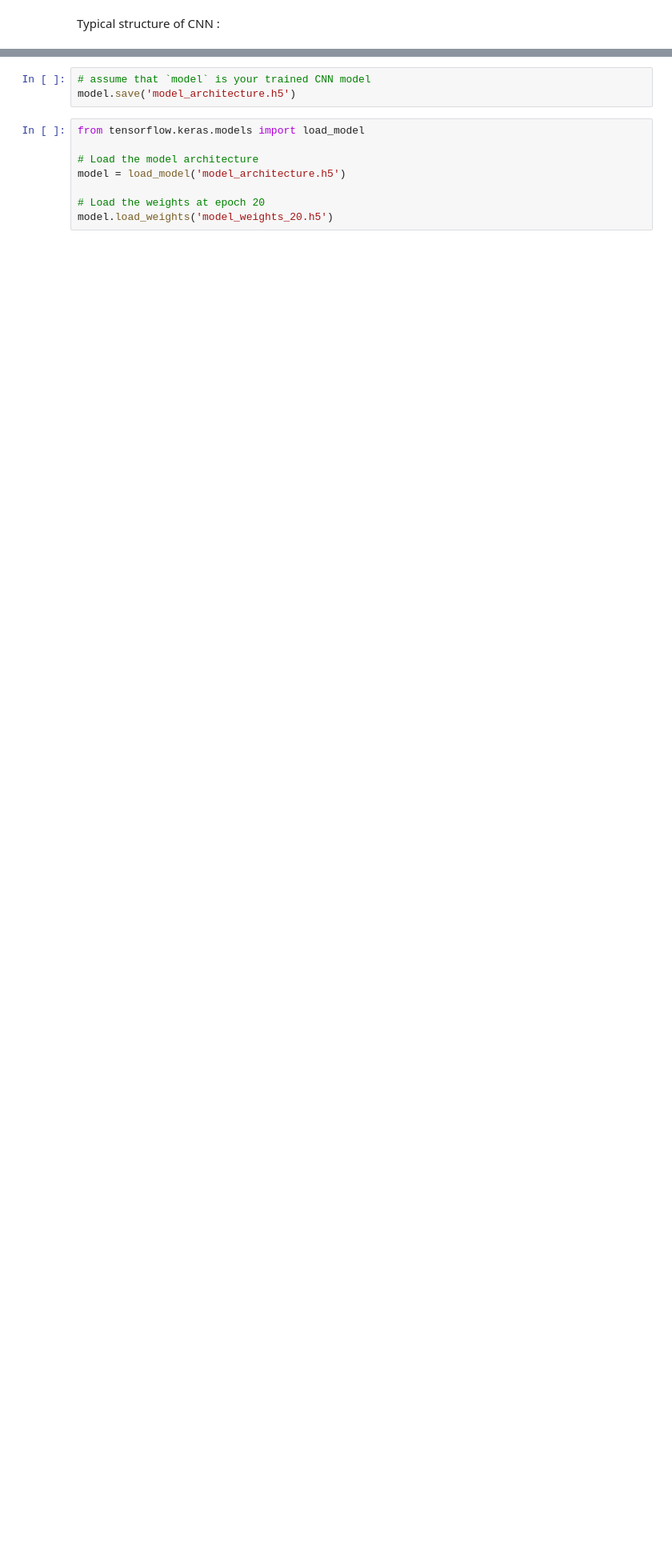
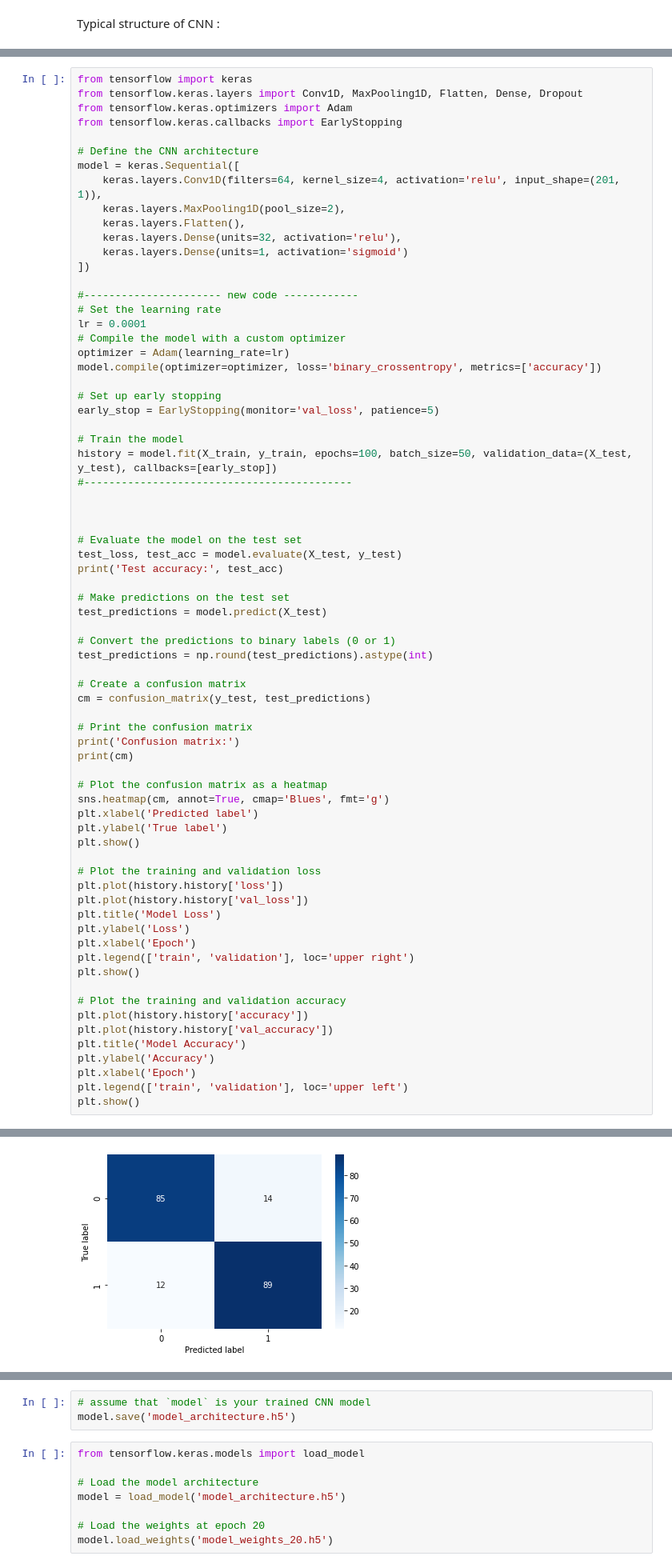
Before and after one commit to vikramkhaire/ml_tutorials, a Jupyter notebook: planets.ipynb, the cells around one changed output, grey strips where cells are left out. Shown: that part at 80% size. Drawn from its saved outputs; the diff is of its cells as text; blank space fills up the shorter version.

```diff
--- a/planets.ipynb
+++ b/planets.ipynb
@@ -324,0 +330,72 @@ Confusion matrix:
+# %%
+from tensorflow import keras
+from tensorflow.keras.layers import Conv1D, MaxPooling1D, Flatten, Dense, Dropout
+from tensorflow.keras.optimizers import Adam
+from tensorflow.keras.callbacks import EarlyStopping
+
+# Define the CNN architecture
+model = keras.Sequential([
+    keras.layers.Conv1D(filters=64, kernel_size=4, activation='relu', input_shape=(201, 1)),
+    keras.layers.MaxPooling1D(pool_size=2),
+    keras.layers.Flatten(),
+    keras.layers.Dense(units=32, activation='relu'),
+    keras.layers.Dense(units=1, activation='sigmoid')
+])
+
+#---------------------- new code ------------
+# Set the learning rate
+lr = 0.0001
+# Compile the model with a custom optimizer
+optimizer = Adam(learning_rate=lr)
+model.compile(optimizer=optimizer, loss='binary_crossentropy', metrics=['accuracy'])
+
+# Set up early stopping
+early_stop = EarlyStopping(monitor='val_loss', patience=5)
+
+# Train the model
+history = model.fit(X_train, y_train, epochs=100, batch_size=50, validation_data=(X_test, y_test), callbacks=[early_stop])
+#-------------------------------------------
+
+
+
+# Evaluate the model on the test set
+test_loss, test_acc = model.evaluate(X_test, y_test)
+print('Test accuracy:', test_acc)
+
+# Make predictions on the test set
+test_predictions = model.predict(X_test)
+
+# Convert the predictions to binary labels (0 or 1)
+test_predictions = np.round(test_predictions).astype(int)
+
+# Create a confusion matrix
+cm = confusion_matrix(y_test, test_predictions)
+
+# Print the confusion matrix
+print('Confusion matrix:')
+print(cm)
+
+# Plot the confusion matrix as a heatmap
+sns.heatmap(cm, annot=True, cmap='Blues', fmt='g')
+plt.xlabel('Predicted label')
+plt.ylabel('True label')
+plt.show()
+
+# Plot the training and validation loss
+plt.plot(history.history['loss'])
+plt.plot(history.history['val_loss'])
+plt.title('Model Loss')
+plt.ylabel('Loss')
+plt.xlabel('Epoch')
+plt.legend(['train', 'validation'], loc='upper right')
+plt.show()
+
+# Plot the training and validation accuracy
+plt.plot(history.history['accuracy'])
+plt.plot(history.history['val_accuracy'])
+plt.title('Model Accuracy')
+plt.ylabel('Accuracy')
+plt.xlabel('Epoch')
+plt.legend(['train', 'validation'], loc='upper left')
+plt.show()
+# %% [output]
@@ -324,0 +419 @@ Confusion matrix:
+[figure, added]
```
Also changed, not shown: parts of 20 cells of this notebook.
